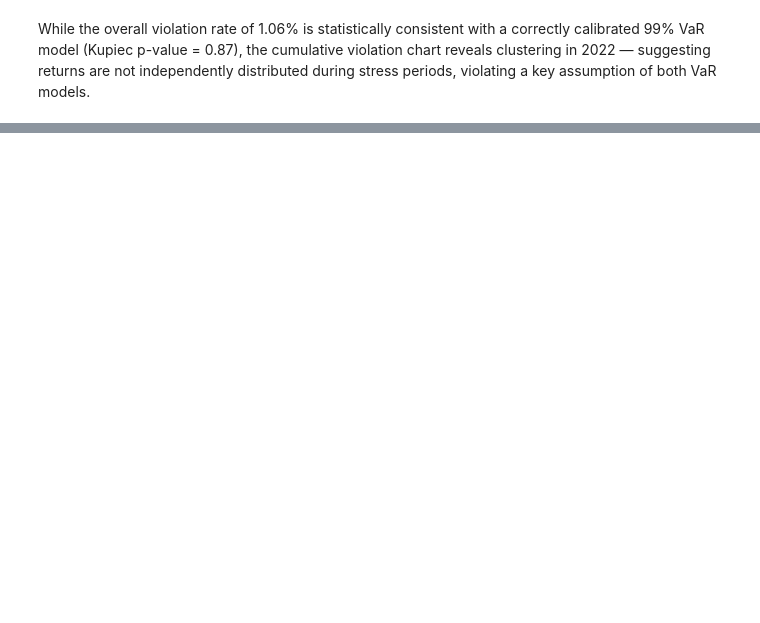
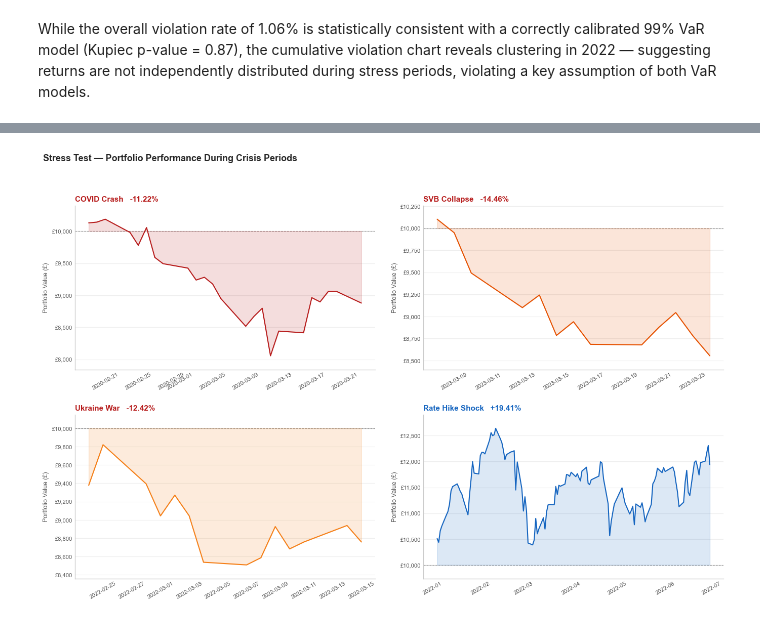
Before and after one commit to MohammedSalem2510/finance_modelling, a Jupyter notebook: 01_data_exploration.ipynb, the cells around one changed output, grey strips where cells are left out. Drawn from its saved outputs; the diff is of its cells as text; code cells hidden in the pictures; blank space fills up the shorter version.

Commit message:
scenario charts added

```diff
--- a/01_data_exploration.ipynb
+++ b/01_data_exploration.ipynb
@@ -499,0 +645,4 @@ stress_results = stress_test(returns, portfolio_value)
+# %%
+plot_stress_test(returns, portfolio_value)
+# %% [output]
+[figure, added]
```
Also changed, not shown: parts of 13 cells of this notebook.
